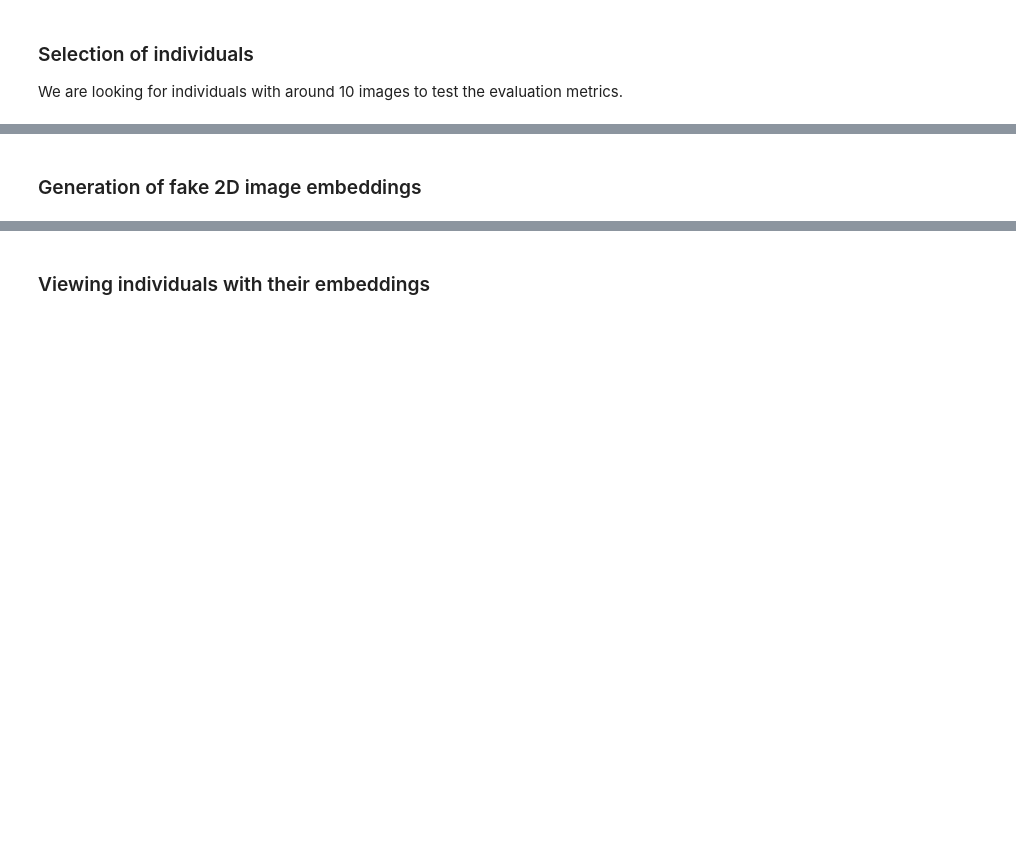
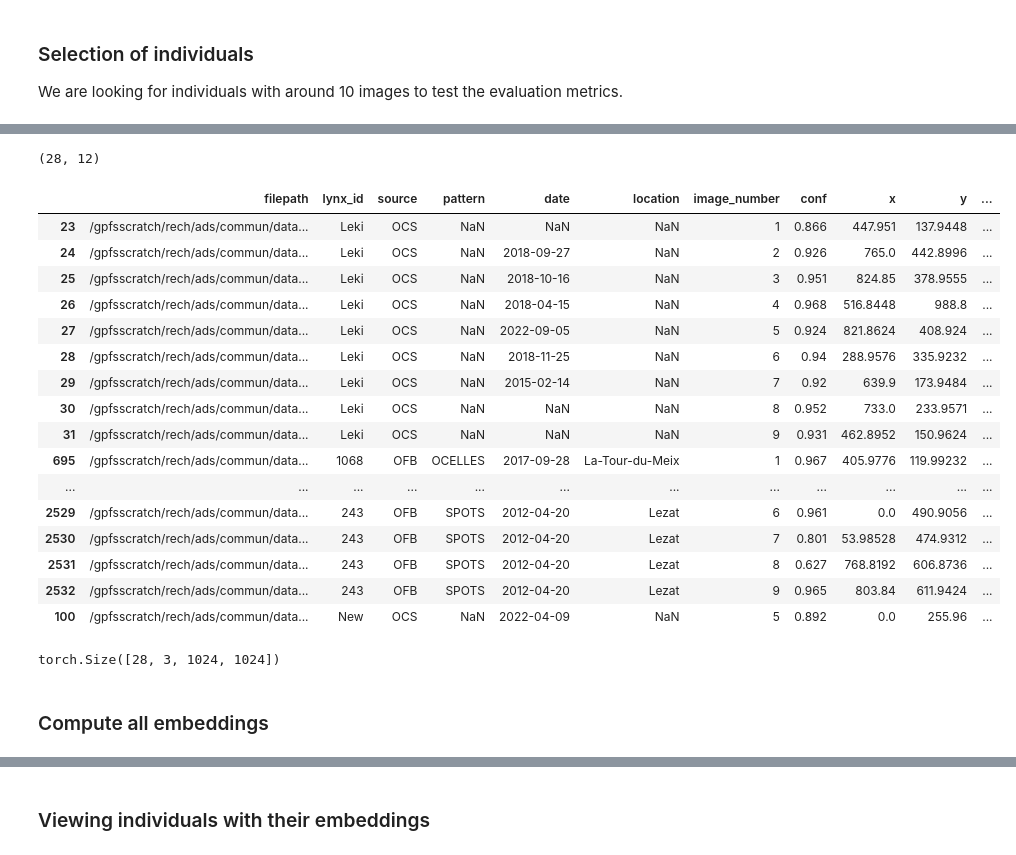
Before and after one commit to oliviergimenez/lynx-id, a Jupyter notebook: cluster.ipynb, the cells around one changed output, grey strips where cells are left out. Saved outputs shown, nothing was run; the diff lists cells and outputs as text; code cells hidden in the pictures; blank space fills up the shorter version.

```diff
--- a/cluster.ipynb
+++ b/cluster.ipynb
@@ -65,5 +120,32 @@ Name: lynx_id, dtype: int64
 # %%
-selected_individuals = ["Oslo", "2778", "1914"]
+selected_individuals = ["Leki", "1068", "243"]
 # %%
 data_selected_individuals = data[data["lynx_id"].isin(selected_individuals)]
 data_selected_individuals = data_selected_individuals.copy()
+# %%
+# add an "unknown" candidate
+new_individual = data.iloc[100].copy()
+new_individual['lynx_id'] = "New"
+data_selected_individuals = pd.concat([data_selected_individuals, new_individual.to_frame().T])
+# %%
+print(data_selected_individuals.shape)
+data_selected_individuals
+# %% [output]
+(28, 12)
+|  | filepath | lynx_id | source | pattern | date | location | image_number | conf | x | y | ... |
+| 23 | /gpfsscratch/rech/ads/commun/data... | Leki | OCS | NaN | NaN | NaN | 1 | 0.866 | 447.951 | 137.9448 | ... |
+| 24 | /gpfsscratch/rech/ads/commun/data... | Leki | OCS | NaN | 2018-09-27 | NaN | 2 | 0.926 | 765.0 | 442.8996 | ... |
+| 25 | /gpfsscratch/rech/ads/commun/data... | Leki | OCS | NaN | 2018-10-16 | NaN | 3 | 0.951 | 824.85 | 378.9555 | ... |
+| 26 | /gpfsscratch/rech/ads/commun/data... | Leki | OCS | NaN | 2018-04-15 | NaN | 4 | 0.968 | 516.8448 | 988.8 | ... |
+| 27 | /gpfsscratch/rech/ads/commun/data... | Leki | OCS | NaN | 2022-09-05 | NaN | 5 | 0.924 | 821.8624 | 408.924 | ... |
+| 28 | /gpfsscratch/rech/ads/commun/data... | Leki | OCS | NaN | 2018-11-25 | NaN | 6 | 0.94 | 288.9576 | 335.9232 | ... |
+| 29 | /gpfsscratch/rech/ads/commun/data... | Leki | OCS | NaN | 2015-02-14 | NaN | 7 | 0.92 | 639.9 | 173.9484 | ... |
+| 30 | /gpfsscratch/rech/ads/commun/data... | Leki | OCS | NaN | NaN | NaN | 8 | 0.952 | 733.0 | 233.9571 | ... |
+| 31 | /gpfsscratch/rech/ads/commun/data... | Leki | OCS | NaN | NaN | NaN | 9 | 0.931 | 462.8952 | 150.9624 | ... |
+| 695 | /gpfsscratch/rech/ads/commun/data... | 1068 | OFB | OCELLES | 2017-09-28 | La-Tour-du-Meix | 1 | 0.967 | 405.9776 | 119.99232 | ... |
+| ... | ... | ... | ... | ... | ... | ... | ... | ... | ... | ... | ... |
+| 2529 | /gpfsscratch/rech/ads/commun/data... | 243 | OFB | SPOTS | 2012-04-20 | Lezat | 6 | 0.961 | 0.0 | 490.9056 | ... |
+| 2530 | /gpfsscratch/rech/ads/commun/data... | 243 | OFB | SPOTS | 2012-04-20 | Lezat | 7 | 0.801 | 53.98528 | 474.9312 | ... |
+| 2531 | /gpfsscratch/rech/ads/commun/data... | 243 | OFB | SPOTS | 2012-04-20 | Lezat | 8 | 0.627 | 768.8192 | 606.8736 | ... |
+| 2532 | /gpfsscratch/rech/ads/commun/data... | 243 | OFB | SPOTS | 2012-04-20 | Lezat | 9 | 0.965 | 803.84 | 611.9424 | ... |
+| 100 | /gpfsscratch/rech/ads/commun/data... | New | OCS | NaN | 2022-04-09 | NaN | 5 | 0.892 | 0.0 | 255.96 | ... |
@@ -70,2 +154,16 @@ data_selected_individuals = data_selected_individuals.copy()
+# %%
+# Compute batch
+images = []
+for individual_index in indices_lynxDataset:
+    img = lynxDataset[individual_index][0]['image']
+    img = img.transpose(2,0,1)
+    img = torch.FloatTensor(img)
+
+    images.append(img)
+
+images = torch.stack(images, dim=0)
+images.shape
+# %% [output]
+torch.Size([28, 3, 1024, 1024])
 # %% [markdown]
-### Generation of fake 2D image embeddings
+### Compute all embeddings
```
Also changed, not shown: parts of 49 cells of this notebook.
